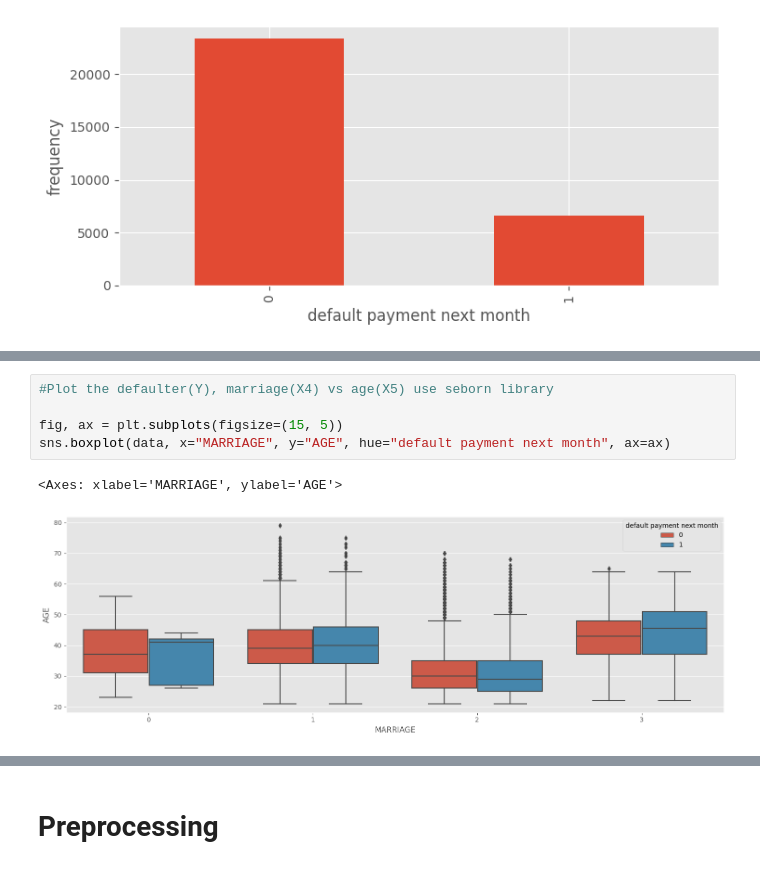
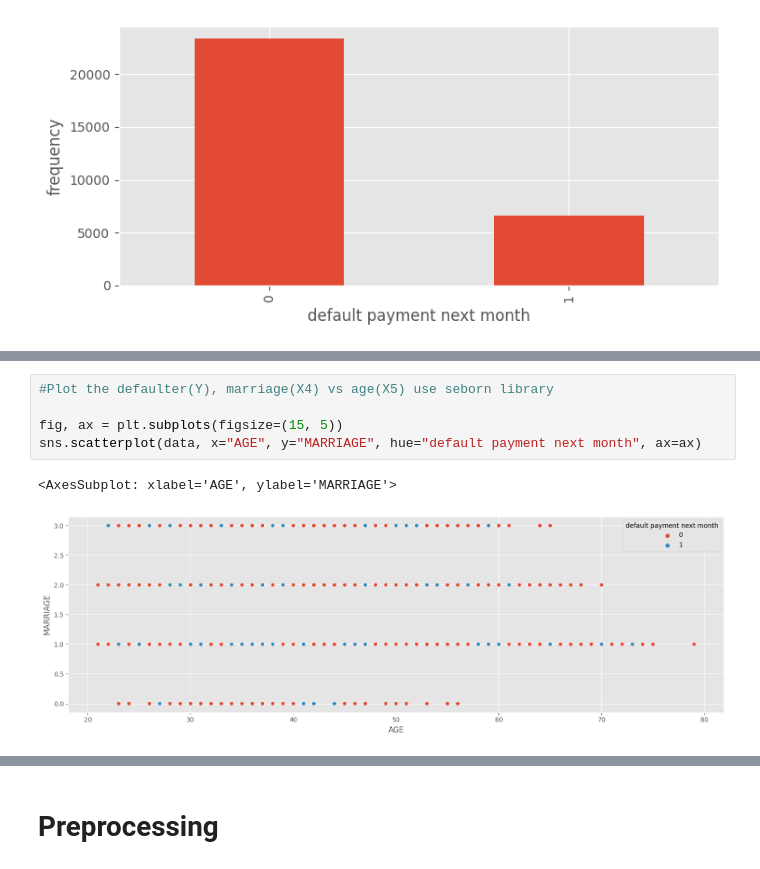
Before and after one commit to Srividhyak2011/Demo-Datascienceproject, a Jupyter notebook: m3_mp3_nb_credit_card_default_prediction.ipynb, the cells around one changed output, grey strips where cells are left out. Saved outputs shown, nothing was run; the diff lists cells and outputs as text.

```diff
--- a/m3_mp3_nb_credit_card_default_prediction.ipynb
+++ b/m3_mp3_nb_credit_card_default_prediction.ipynb
@@ -302,11 +302,11 @@ sns.boxplot(data, x="AGE", y="LIMIT_BAL", ax=ax)
 # %%
 #Plot the defaulter(Y), marriage(X4) vs age(X5) use seborn library
 
 fig, ax = plt.subplots(figsize=(15, 5))
-sns.boxplot(data, x="MARRIAGE", y="AGE", hue="default payment next month", ax=ax)
+sns.scatterplot(data, x="AGE", y="MARRIAGE", hue="default payment next month", ax=ax)
 # %% [output]
-<Axes: xlabel='MARRIAGE', ylabel='AGE'>
+<AxesSubplot: xlabel='AGE', ylabel='MARRIAGE'>
-[figure, old version]
+[figure, new version]
 # %%
 #Plot the defaulter(Y), marriage(X4) vs age(X5) use seborn library
 
```
Also changed, not shown: parts of 13 cells of this notebook.
